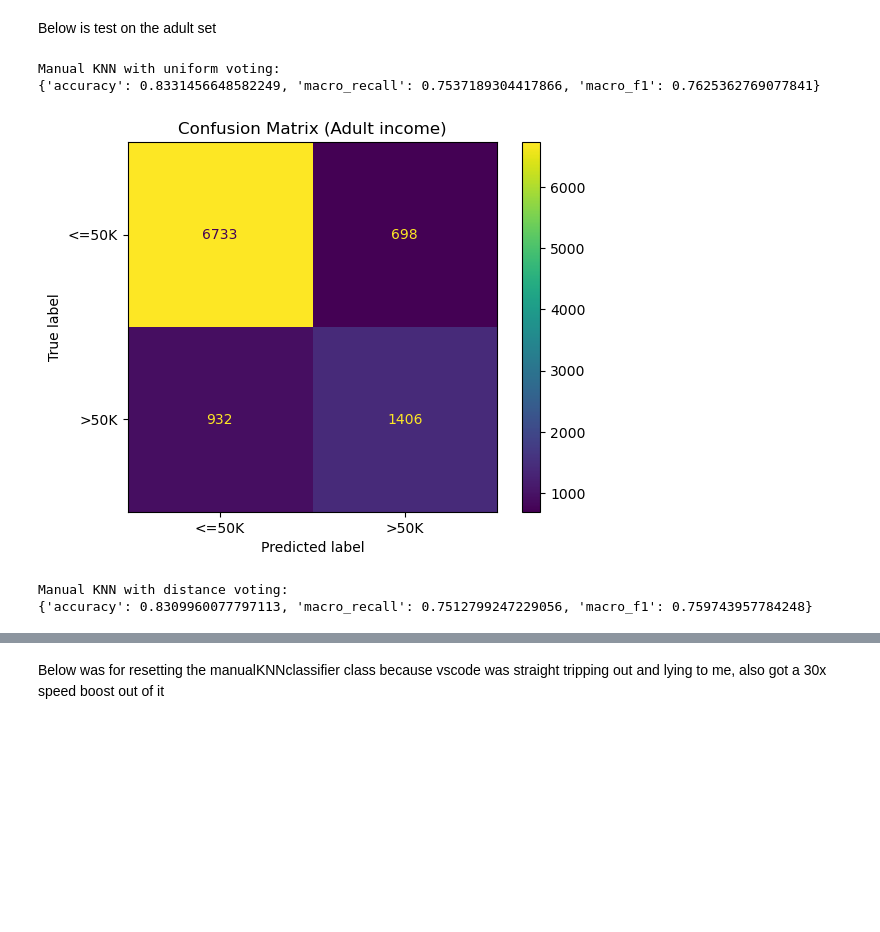
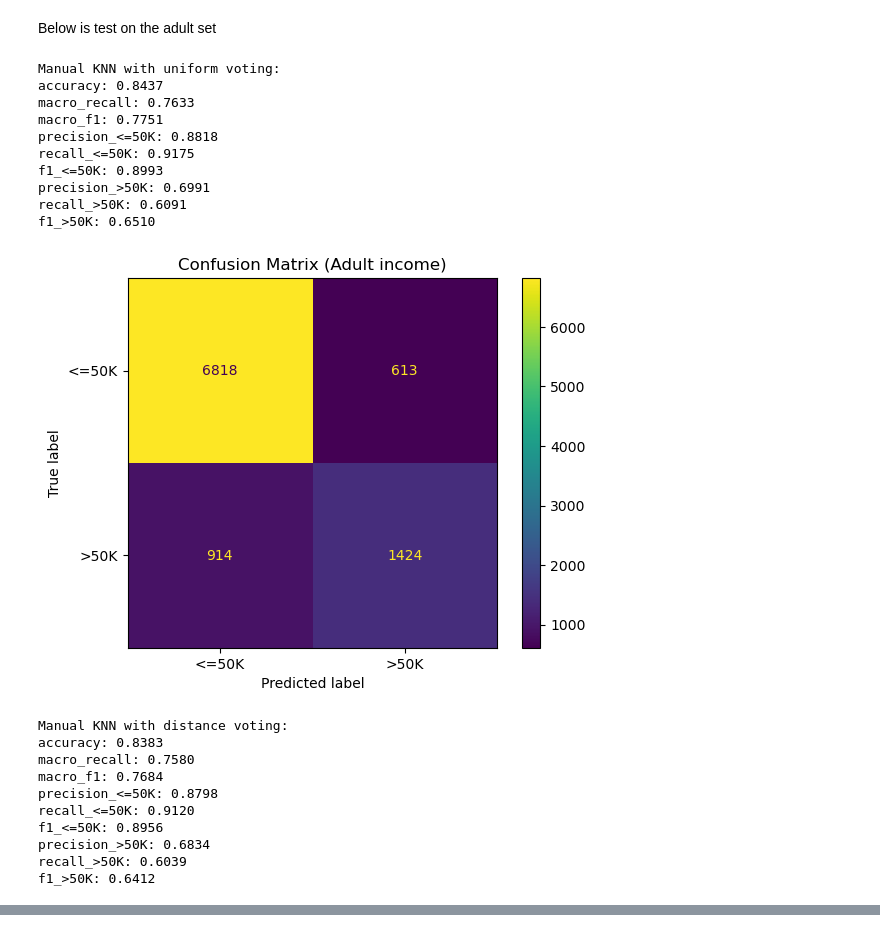
Before and after one commit to MoosTeunisse/MachineLearning-kNN-Project, a Jupyter notebook: analysis/manual_knn_outputs.ipynb, the cells around one changed output, grey strips where cells are left out. Drawn from its saved outputs; the diff is of its cells as text; code cells hidden in the pictures; blank space fills up the shorter version.

```diff
--- a/analysis/manual_knn_outputs.ipynb
+++ b/analysis/manual_knn_outputs.ipynb
@@ -64,58 +64,74 @@ f1_1: 0.9655
 # %% [markdown]
 Below is test on the adult set
 # %%
-from experiments.manual_knn import ManualKNNClassifier
-
 seed = 42
 set_seed(seed)
 
+k = 9
+alpha = 0
+scaling = "standard"
+
 X, y = load_adult_df()
 
-# X, _, y, _ = train_test_split(
-#     X, y, train_size=10000, random_state=seed, stratify=y
-# )
+X.drop(columns=["fnlwgt"], inplace=True)  # Drop 'fnlwgt' as it's not a feature
 
 X_train, X_test, y_train, y_test = train_test_split(
     X, y, test_size=0.2, random_state=seed, stratify=y
 )
 
-X_train_proc, prep = preprocess_adult_df(X_train, scaling="standard", return_preprocessor=True)
+X_train_proc, prep = preprocess_adult_df(X_train, scaling=scaling, return_preprocessor=True)
 X_test_proc = transform_adult_df(X_test, prep)
 
 print("\nManual KNN with uniform voting:")
-knn = ManualKNNClassifier(k=5, voting="uniform").fit(X_train_proc, y_train)
+knn = ManualKNNClassifier(k=k, voting="uniform", alpha=alpha).fit(X_train_proc, y_train)
 
 y_pred = knn.predict(X_test_proc)
 
 metrics = compute_metrics(y_test, y_pred)
 for key, value in metrics.items():
     print(f"{key}: {value:.4f}")
 
 labels = ["<=50K", ">50K"]
 cm = confusion_matrix(y_test, y_pred, labels=labels)
 disp = ConfusionMatrixDisplay(confusion_matrix=cm, display_labels=labels)
 disp.plot(values_format="d")
 plt.title("Confusion Matrix (Adult income)")
 plt.show()
 
 print("\nManual KNN with distance voting:")
-knn = ManualKNNClassifier(k=5, voting="distance").fit(X_train_proc, y_train)
+knn = ManualKNNClassifier(k=k, voting="distance", alpha=alpha).fit(X_train_proc, y_train)
 
 y_pred = knn.predict(X_test_proc, 512)
 
 metrics = compute_metrics(y_test, y_pred)
 for key, value in metrics.items():
     print(f"{key}: {value:.4f}")
 
 labels = ["<=50K", ">50K"]
 cm = confusion_matrix(y_test, y_pred, labels=labels)
 disp = ConfusionMatrixDisplay(confusion_matrix=cm, display_labels=labels)
 disp.plot(values_format="d")
 plt.title("Confusion Matrix (Adult income)")
 plt.show()
 # %% [output]
 Manual KNN with uniform voting:
-{'accuracy': 0.8331456648582249, 'macro_recall': 0.7537189304417866, 'macro_f1': 0.7625362769077841}
+accuracy: 0.8437
+macro_recall: 0.7633
+macro_f1: 0.7751
+precision_<=50K: 0.8818
+recall_<=50K: 0.9175
+f1_<=50K: 0.8993
+precision_>50K: 0.6991
+recall_>50K: 0.6091
+f1_>50K: 0.6510
-[figure, old version]
+[figure, new version]
 Manual KNN with distance voting:
-{'accuracy': 0.8309960077797113, 'macro_recall': 0.7512799247229056, 'macro_f1': 0.759743957784248}
+accuracy: 0.8383
+macro_recall: 0.7580
+macro_f1: 0.7684
+precision_<=50K: 0.8798
+recall_<=50K: 0.9120
+f1_<=50K: 0.8956
+precision_>50K: 0.6834
+recall_>50K: 0.6039
+f1_>50K: 0.6412
@@ -123,2 +138,0 @@ Manual KNN with distance voting:
-# %% [markdown]
-Below was for resetting the manualKNNclassifier class because vscode was straight tripping out and lying to me, also got a 30x speed boost out of it
```
Also changed, not shown: parts of 4 cells of this notebook, 2 other files.
